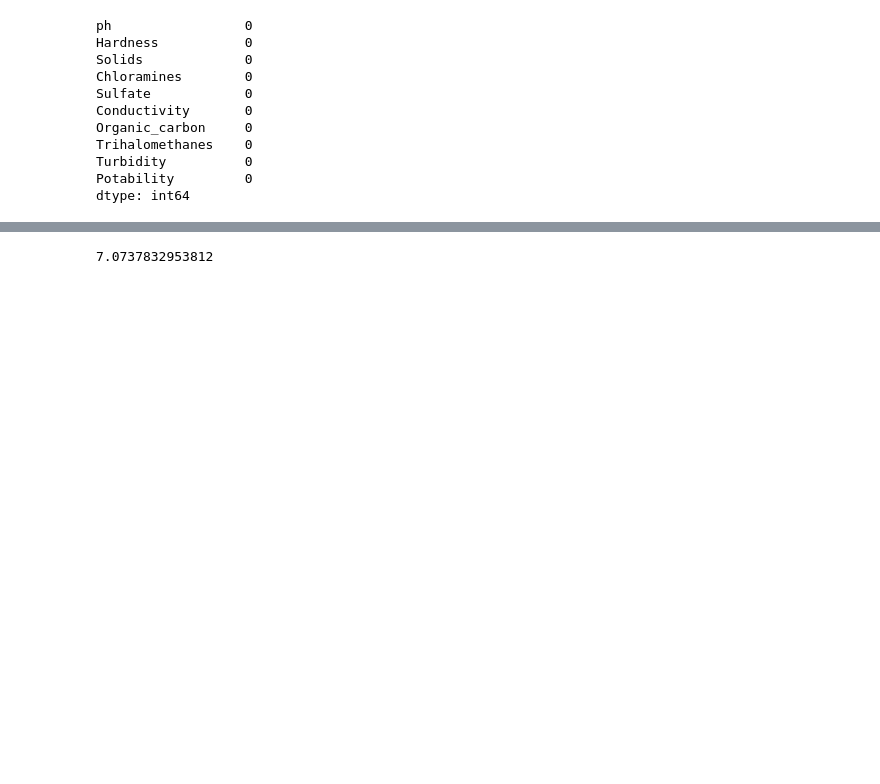
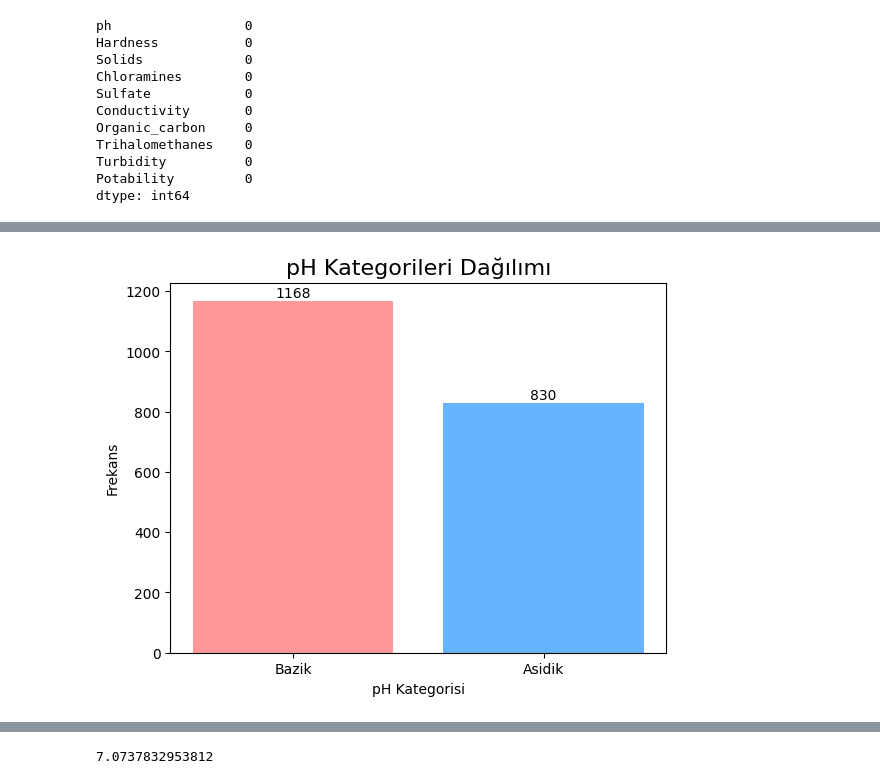
Before and after one commit to Buse-ng/MiPowerProject, a Jupyter notebook: Data.ipynb, the cells around one changed output, grey strips where cells are left out. Cells and saved outputs as stored; diff of their text form; code cells hidden in the pictures; blank space fills up the shorter version.

Commit message:
categorical-value

```diff
--- a/Data.ipynb
+++ b/Data.ipynb
@@ -291,0 +328,5 @@ df1.describe()
+# %%
+df0['ph_category'] = df0['ph'].apply(lambda x: 'Asidik' if x < 7 else ('Bazik' if x > 7 else 'Nötr'))
+
+# Sonucu gösterme
+print(df0[['ph', 'ph_category']])
@@ -291,0 +348,29 @@ df1.describe()
+# %%
+import matplotlib.pyplot as plt
+category_counts = df0['ph_category'].value_counts()
+
+# Sütun grafiği için verileri ayarlayın
+categories = category_counts.index
+counts = category_counts.values
+colors = ['#ff9999', '#66b3ff', '#99ff99']  # Asidik, Bazik, Nötr
+
+# Grafiği oluşturun
+fig, ax = plt.subplots()
+
+# Sütun grafiğini çizin
+bars = ax.bar(categories, counts, color=colors)
+
+# Renklerin açıklamasını ekleyin
+for bar, color in zip(bars, colors):
+    height = bar.get_height()
+    ax.text(bar.get_x() + bar.get_width() / 2, height, f'{height}', ha='center', va='bottom', color='black')
+
+# Başlık ve etiketler ekleyin
+plt.title('pH Kategorileri Dağılımı', fontsize=16)
+plt.xlabel('pH Kategorisi')
+plt.ylabel('Frekans')
+
+# Göster
+plt.show()
+# %% [output]
+[figure, added]
```
Also changed, not shown: parts of 7 cells of this notebook.
